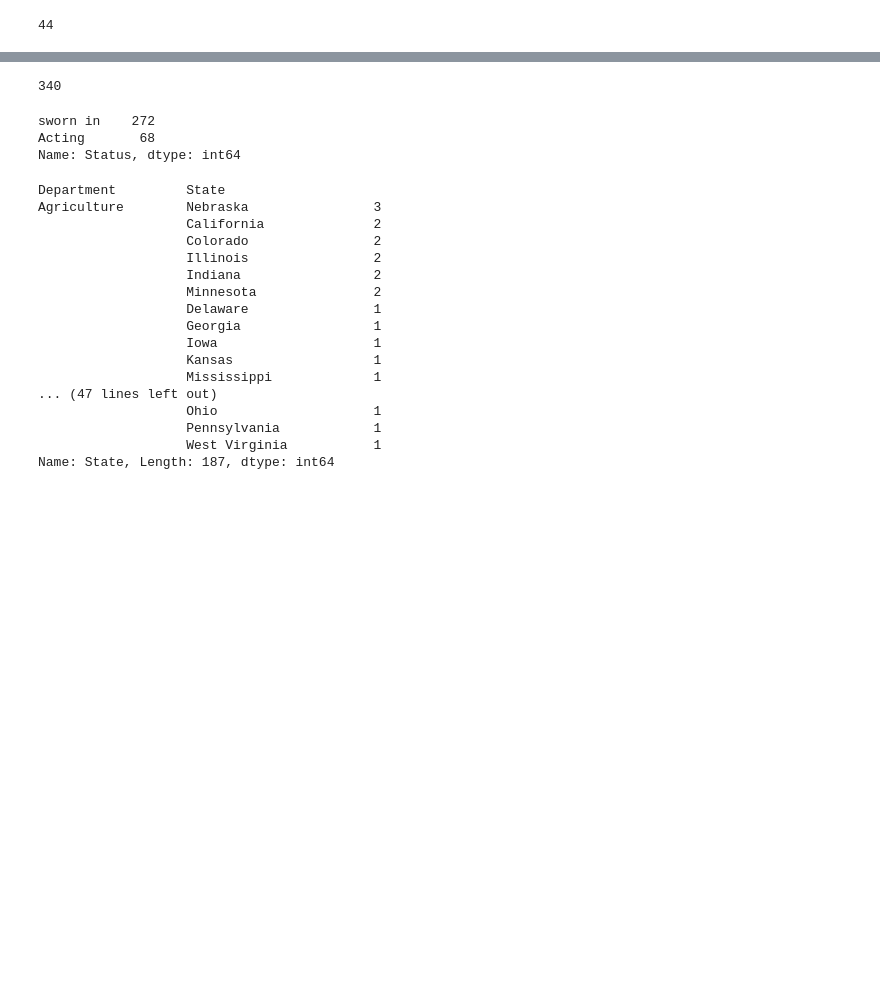
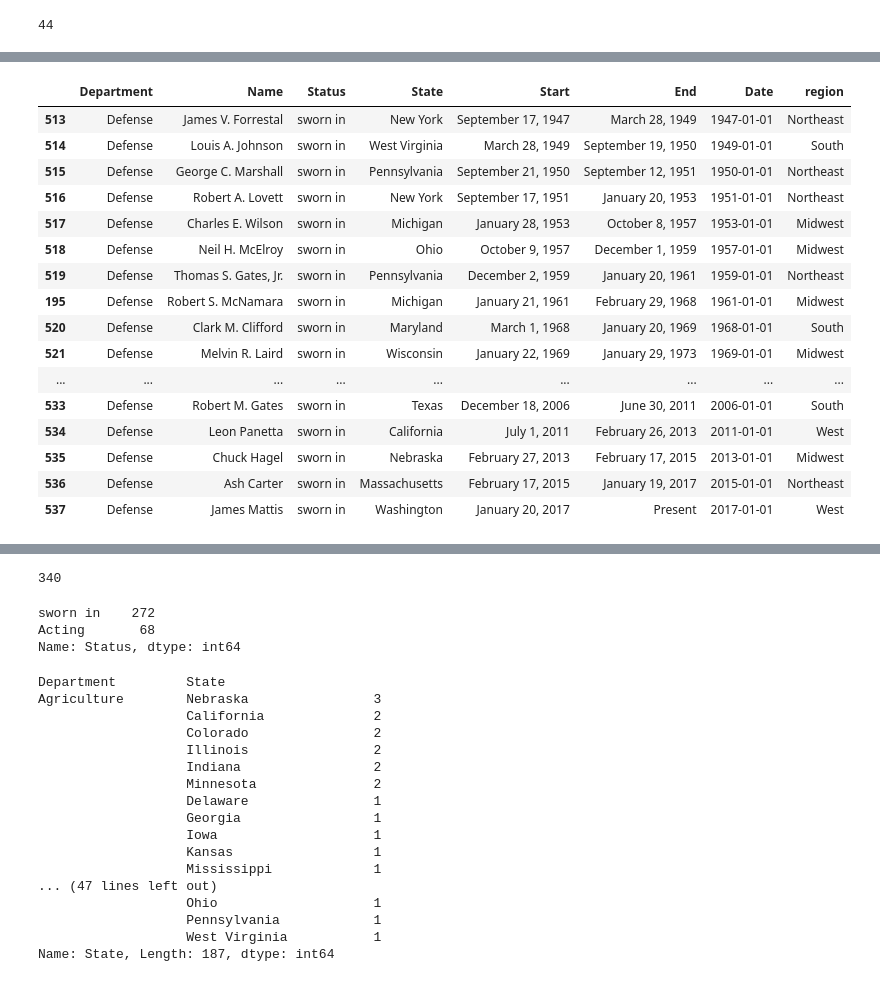
Before and after one commit to maijaliisa/studio-projects, a Jupyter notebook: code/AllThePresidentsCabinets/Presidential_Cabinet.ipynb, the cells around one changed output, grey strips where cells are left out. Drawn from its saved outputs; the diff is of its cells as text; code cells hidden in the pictures; blank space fills up the shorter version.

```diff
--- a/code/AllThePresidentsCabinets/Presidential_Cabinet.ipynb
+++ b/code/AllThePresidentsCabinets/Presidential_Cabinet.ipynb
@@ -285,0 +307,21 @@ len(df_state.sort_values(by='Date'))
+# %%
+df_defense = df_WWII[df_WWII['Department'] == 'Defense']
+df_defense.sort_values(by='Date')
+# %% [output]
+|  | Department | Name | Status | State | Start | End | Date | region |
+| 513 | Defense | James V. Forrestal | sworn in | New York | September 17, 1947 | March 28, 1949 | 1947-01-01 | Northeast |
+| 514 | Defense | Louis A. Johnson | sworn in | West Virginia | March 28, 1949 | September 19, 1950 | 1949-01-01 | South |
+| 515 | Defense | George C. Marshall | sworn in | Pennsylvania | September 21, 1950 | September 12, 1951 | 1950-01-01 | Northeast |
+| 516 | Defense | Robert A. Lovett | sworn in | New York | September 17, 1951 | January 20, 1953 | 1951-01-01 | Northeast |
+| 517 | Defense | Charles E. Wilson | sworn in | Michigan | January 28, 1953 | October 8, 1957 | 1953-01-01 | Midwest |
+| 518 | Defense | Neil H. McElroy | sworn in | Ohio | October 9, 1957 | December 1, 1959 | 1957-01-01 | Midwest |
+| 519 | Defense | Thomas S. Gates, Jr. | sworn in | Pennsylvania | December 2, 1959 | January 20, 1961 | 1959-01-01 | Northeast |
+| 195 | Defense | Robert S. McNamara | sworn in | Michigan | January 21, 1961 | February 29, 1968 | 1961-01-01 | Midwest |
+| 520 | Defense | Clark M. Clifford | sworn in | Maryland | March 1, 1968 | January 20, 1969 | 1968-01-01 | South |
+| 521 | Defense | Melvin R. Laird | sworn in | Wisconsin | January 22, 1969 | January 29, 1973 | 1969-01-01 | Midwest |
+| ... | ... | ... | ... | ... | ... | ... | ... | ... |
+| 533 | Defense | Robert M. Gates | sworn in | Texas | December 18, 2006 | June 30, 2011 | 2006-01-01 | South |
+| 534 | Defense | Leon Panetta | sworn in | California | July 1, 2011 | February 26, 2013 | 2011-01-01 | West |
+| 535 | Defense | Chuck Hagel | sworn in | Nebraska | February 27, 2013 | February 17, 2015 | 2013-01-01 | Midwest |
+| 536 | Defense | Ash Carter | sworn in | Massachusetts | February 17, 2015 | January 19, 2017 | 2015-01-01 | Northeast |
+| 537 | Defense | James Mattis | sworn in | Washington | January 20, 2017 | Present | 2017-01-01 | West |
```
Also changed, not shown: parts of 13 cells of this notebook, 2 other files.
